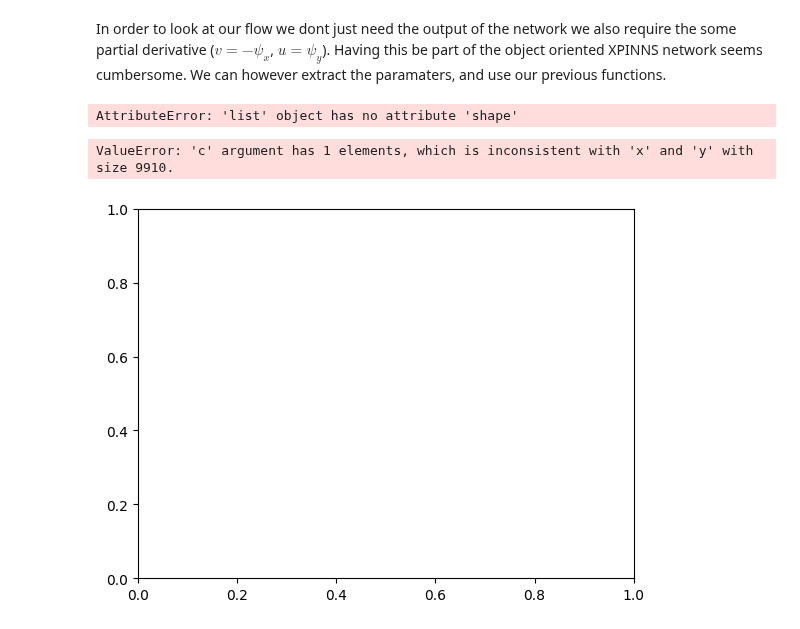
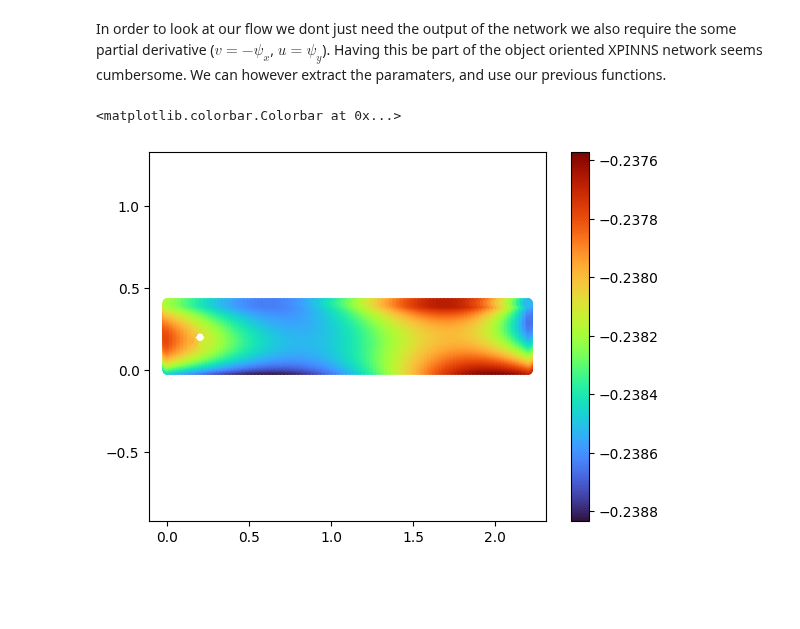
Before and after one commit to augustfe/FYS5429, a Jupyter notebook: Project1XPINNs/src/NavierStokes/NoDecomp/laminar.ipynb, the cells around one changed output. Saved outputs shown, nothing was run; the diff lists cells and outputs as text; code cells hidden in the pictures; blank space fills up the shorter version.

Commit message:
plotting laminar

```diff
--- a/Project1XPINNs/src/NavierStokes/NoDecomp/laminar.ipynb
+++ b/Project1XPINNs/src/NavierStokes/NoDecomp/laminar.ipynb
@@ -354,10 +354,12 @@ def pinn_predict(params, args: dict[str, Array]):
 
     net_output = j_model(params, points)
     preassure = net_output[:, 1]
+    preassure = p(params, points)
     streamfunction = net_output[:, 0]
     flow = uv(params, points)
+    flow_magnitude = np.sqrt(np.sum(flow**2, axis=1))
 
-    return points, flow, preassure, streamfunction
+    return points, flow, flow_magnitude, preassure, streamfunction
 # %%
 import json
 from pathlib import Path
@@ -379,39 +381,37 @@ def predict(input_file: str | Path = None):
 
     total_streamfunction = []
     total_points = []
-    total_uv = []
+    total_flow = []
     total_p = []
+    total_flow_magnitude = []
 
 
     for i, pinn in enumerate(xpinn.PINNs):
         params = pinn.params
-        points, uv, p, streamfunction = pinn_predict(params, main_args[i])
+        points, flow, flow_magnitude, p, streamfunction = pinn_predict(params, main_args[i])
 
+        total_flow_magnitude.append(flow_magnitude)
         total_streamfunction.append(streamfunction)
         total_points.append(points)
-        total_uv.append(uv)
+        total_flow.append(flow)
         total_p.append(p)
 
-    return total_points, total_uv, total_p, total_streamfunction
+    return total_points, total_flow, total_p, total_streamfunction
 # %%
 points, flow, preassure, streamfunction = predict(file_test)
 
-#collapse third dimention
-flow = np.concatenate(flow)
-preassure  =  np.concatenate(preassure)
-streamfunction = np.concatenate(streamfunction)
-#points = np.concatenate(points)
-preassure.shape, streamfunction.shape, flow.shape
+tot_flow = np.concatenate(flow)
+tot_preassure  =  np.concatenate(preassure)
+tot_streamfunction = np.concatenate(streamfunction)
-# %% [output]
-AttributeError: 'list' object has no attribute 'shape'
 # %%
-min_, max_ = preassure.min(), preassure.max()
+min_, max_ = tot_preassure.min(), tot_preassure.max()
 
 for point, pred in zip(points, preassure):
-    plt.scatter(point[:, 0], point[:, 1], c = pred, cmap="turbo", label="preassure")
-    plt.clim(min_, max_)
+    plt.scatter(point[:,0], point[:,1], c = pred, cmap="turbo", label="preassure")
+plt.title("Preassure")
+plt.clim(min_, max_)
 plt.axis("equal")
 plt.colorbar()
 # %% [output]
-ValueError: 'c' argument has 1 elements, which is inconsistent with 'x' and 'y' with size 9910.
+<matplotlib.colorbar.Colorbar at 0x...>
-[figure, old version]
+[figure, new version]
```
Also changed, not shown: parts of 1 cell of this notebook.
